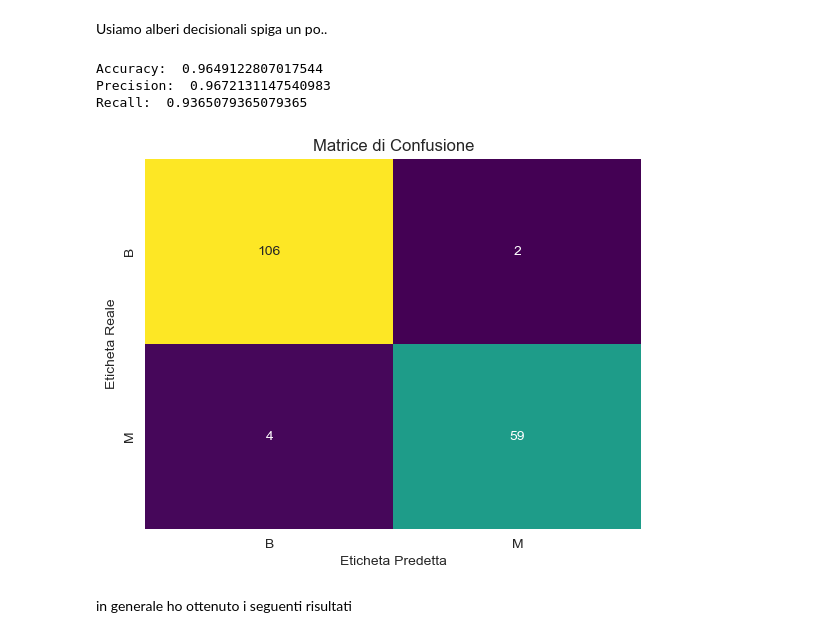
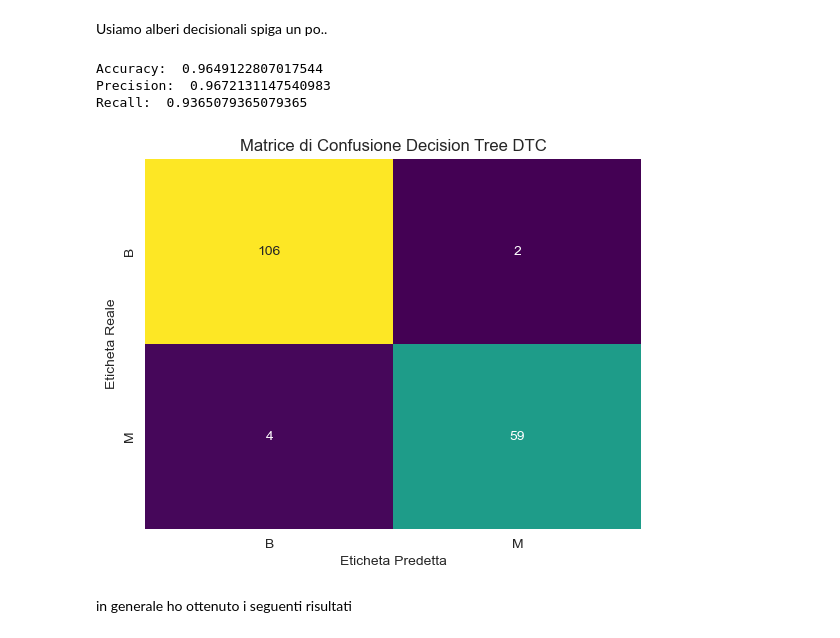
Before and after one commit to chiaracos/BreastCancerPrediction, a Jupyter notebook: BreastCancerPrediction.ipynb, the cells around one changed output. Drawn from its saved outputs; the diff is of its cells as text; code cells hidden in the pictures.

```diff
--- a/BreastCancerPrediction.ipynb
+++ b/BreastCancerPrediction.ipynb
@@ -431,27 +431,27 @@ dtc = DecisionTreeClassifier(max_depth=3)
 # %%
 dtc.fit(X_train,Y_train)
 y_pred = dtc.predict(X_test)
 accuracyDTC = accuracy_score(Y_test,y_pred)
 precisionDTC = precision_score(Y_test,y_pred)
 recallDTC = recall_score(Y_test,y_pred)
 
 print('Accuracy: ' ,accuracyDTC)
 print('Precision: ' ,precisionDTC)
 print('Recall: ' ,recallDTC)
 
 #plot della matrice di confusione
 labels=['B', 'M']
 confusion_matrix_result = confusion_matrix(Y_test,y_pred)
 sns.heatmap(confusion_matrix_result, annot=True, fmt='d', cmap='viridis', xticklabels=labels, yticklabels=labels, cbar=False)
-plt.title('Matrice di Confusione')
+plt.title('Matrice di Confusione Decision Tree DTC')
 plt.xlabel('Eticheta Predetta')
 plt.ylabel('Eticheta Reale')
 plt.show()
 # %% [output]
 Accuracy:  0.9649122807017544
 Precision:  0.9672131147540983
 Recall:  0.9365079365079365
-[figure, old version]
+[figure, new version]
 # %% [markdown]
 in generale ho ottenuto i seguenti risultati
 # %%
```
Also changed, not shown: parts of 4 cells of this notebook.
